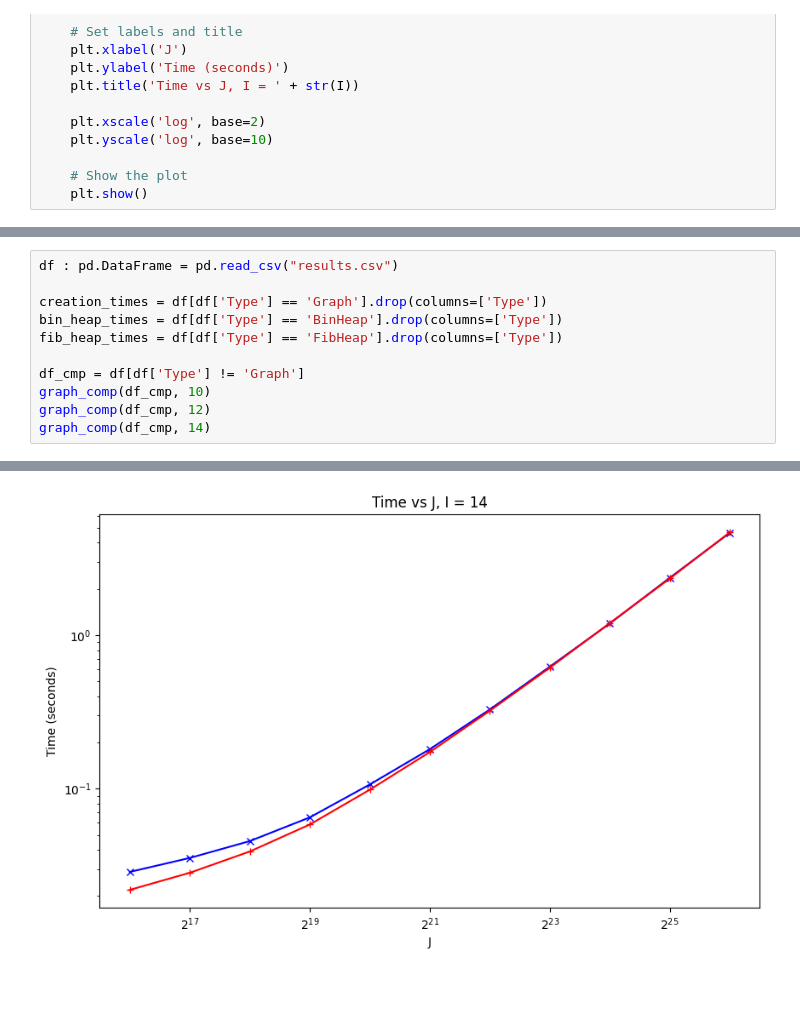
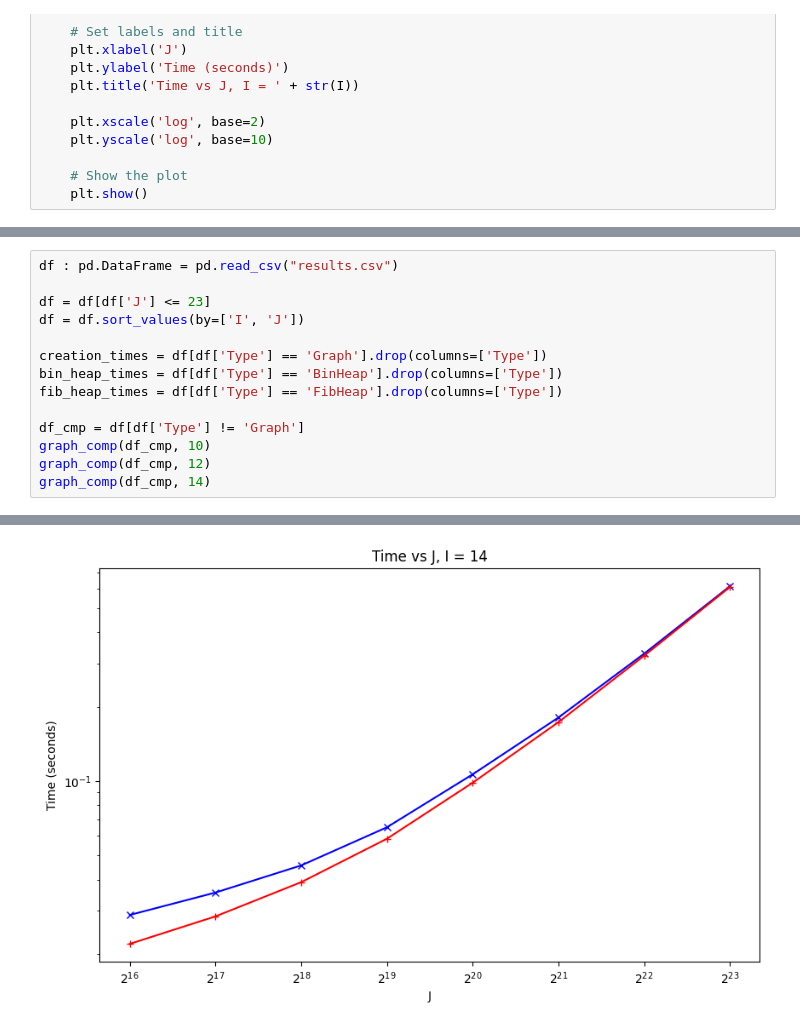
Before and after one commit to frgonzal/Dijkstra-and-Amortized-Analysis, a Jupyter notebook: results/results.ipynb, the cells around one changed output, grey strips where cells are left out. Drawn from its saved outputs; the diff is of its cells as text; blank space fills up the shorter version.

```diff
--- a/results/results.ipynb
+++ b/results/results.ipynb
@@ -64,5 +110,8 @@ def graph_times(df: DataFrame, I: int, type: str):
 # %%
 df : pd.DataFrame = pd.read_csv("results.csv")
+
+df = df[df['J'] <= 23]
+df = df.sort_values(by=['I', 'J'])
 
 creation_times = df[df['Type'] == 'Graph'].drop(columns=['Type'])
 bin_heap_times = df[df['Type'] == 'BinHeap'].drop(columns=['Type'])
@@ -78 +127 @@ graph_comp(df_cmp, 14)
-[figure, old version]
+[figure, new version]
```
Also changed, not shown: parts of 4 cells of this notebook.
